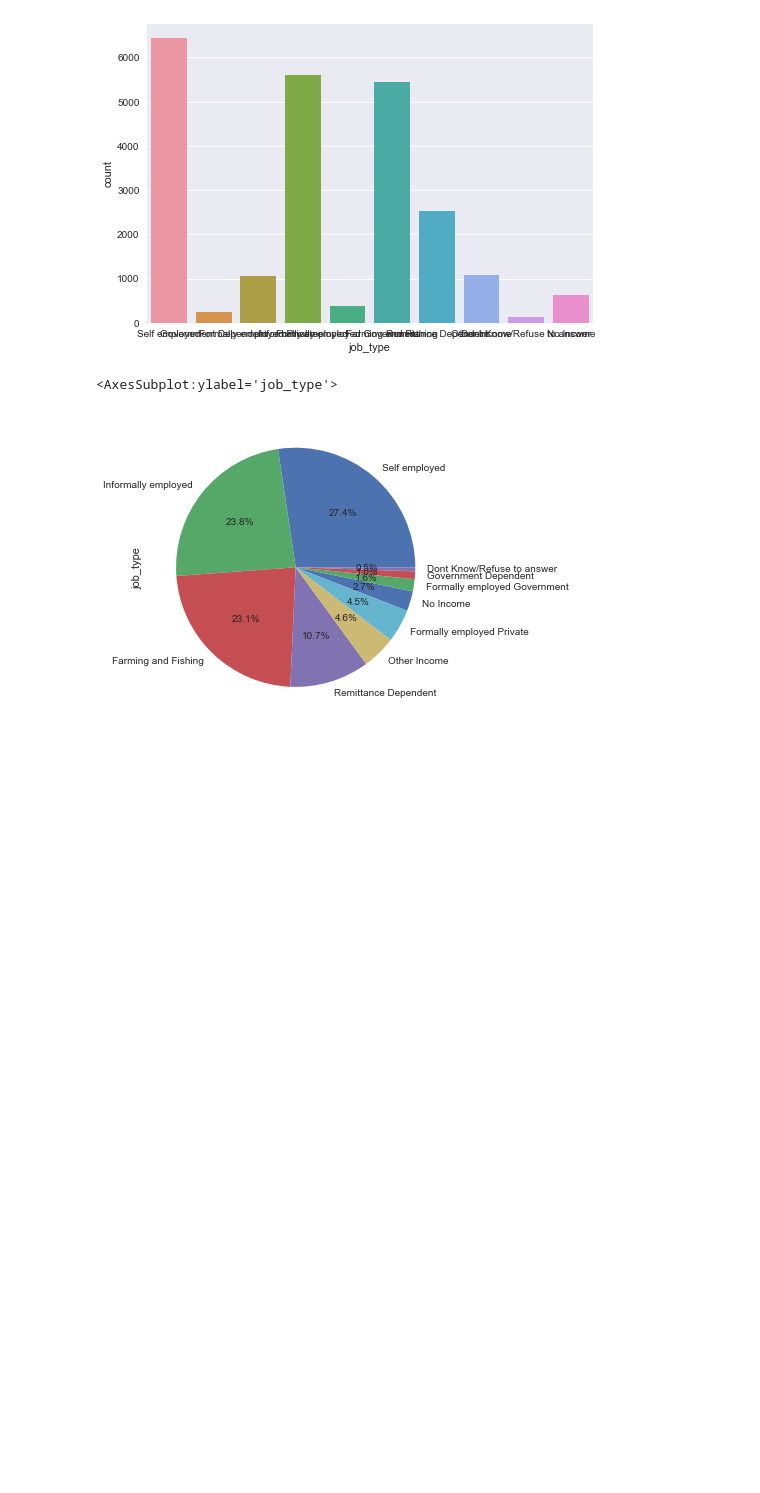
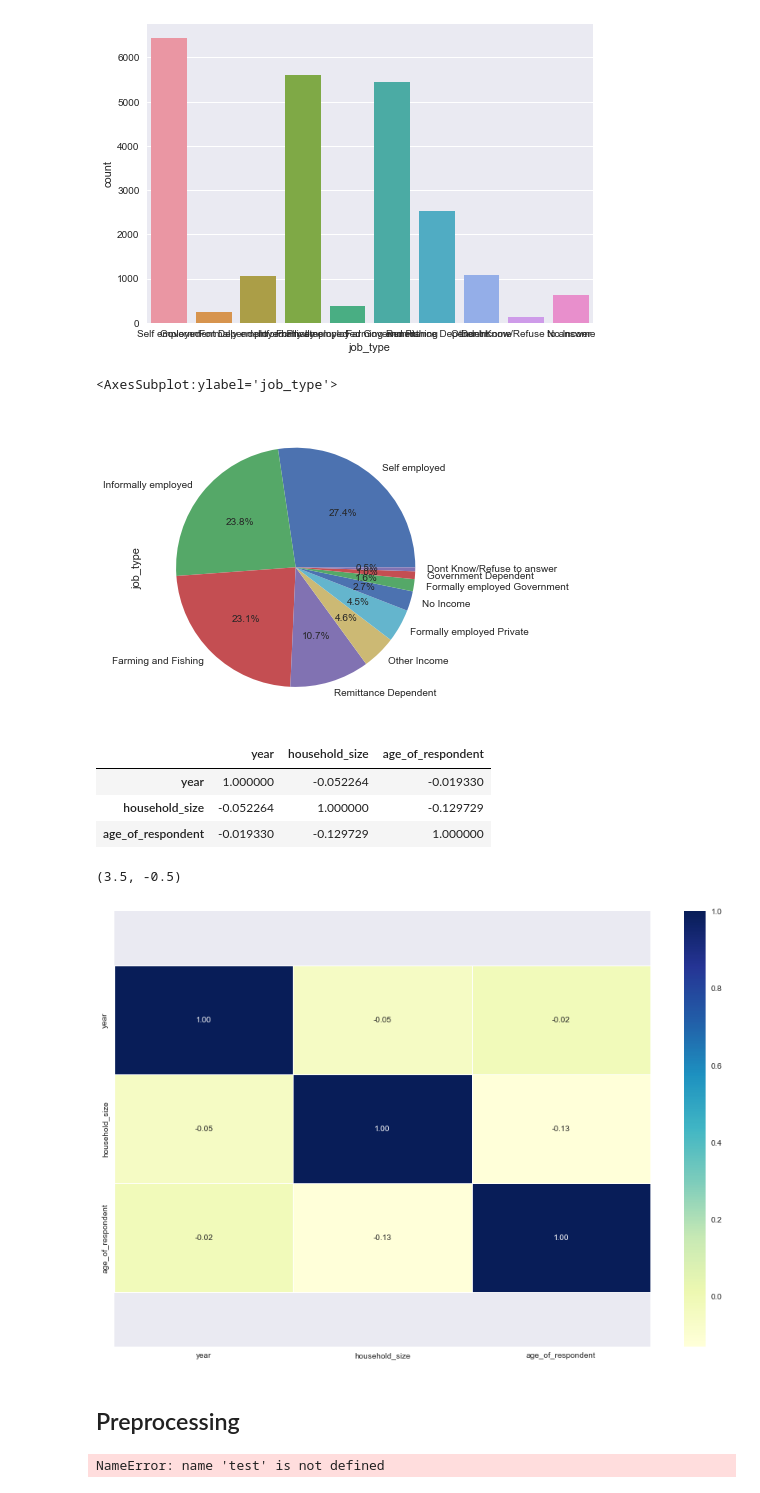
Before and after one commit to abideen-olawuwo/financial-inclusion, a Jupyter notebook: financial_inclusion.ipynb, the cells around one changed output. Cells and saved outputs as stored; diff of their text form; code cells hidden in the pictures; blank space fills up the shorter version.

Commit message:
preprocess

```diff
--- a/financial_inclusion.ipynb
+++ b/financial_inclusion.ipynb
@@ -396,3 +413,25 @@ df_train['job_type'].value_counts().plot(kind='pie',autopct='%1.1f%%')
 # %% [output]
 <AxesSubplot:ylabel='job_type'>
 [figure]
+# %%
+df_train.corr()
+# %% [output]
+|  | year | household_size | age_of_respondent |
+| year | 1.000000 | -0.052264 | -0.019330 |
+| household_size | -0.052264 | 1.000000 | -0.129729 |
+| age_of_respondent | -0.019330 | -0.129729 | 1.000000 |
+# %%
+corr_matrix = df_train.corr()
+fig, ax = plt.subplots(figsize=(15, 10))
+ax = sns.heatmap(corr_matrix,
+                 annot=True,
+                 linewidths=0.5,
+                 fmt=".2f",
+                 cmap="YlGnBu");
+bottom, top = ax.get_ylim()
+ax.set_ylim(bottom + 0.5, top - 0.5)
+# %% [output]
+(3.5, -0.5)
+[figure, added]
+# %% [markdown]
+## Preprocessing
@@ -398,0 +480,6 @@ df_train['job_type'].value_counts().plot(kind='pie',autopct='%1.1f%%')
+# %%
+# preprocess the train data
+processed_train = preprocessing_data(X_train)
+processed_test = preprocessing_data(test)
+# %% [output]
+NameError: name 'test' is not defined
```
Also changed, not shown: parts of 4 cells of this notebook.
